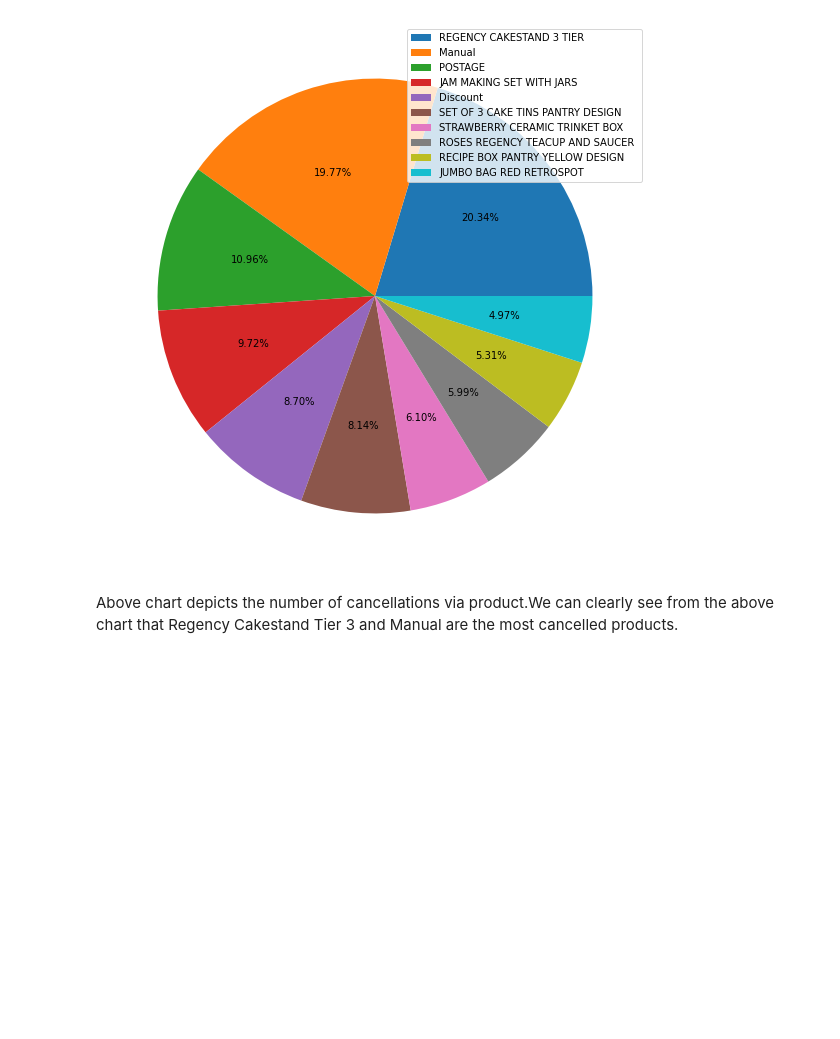
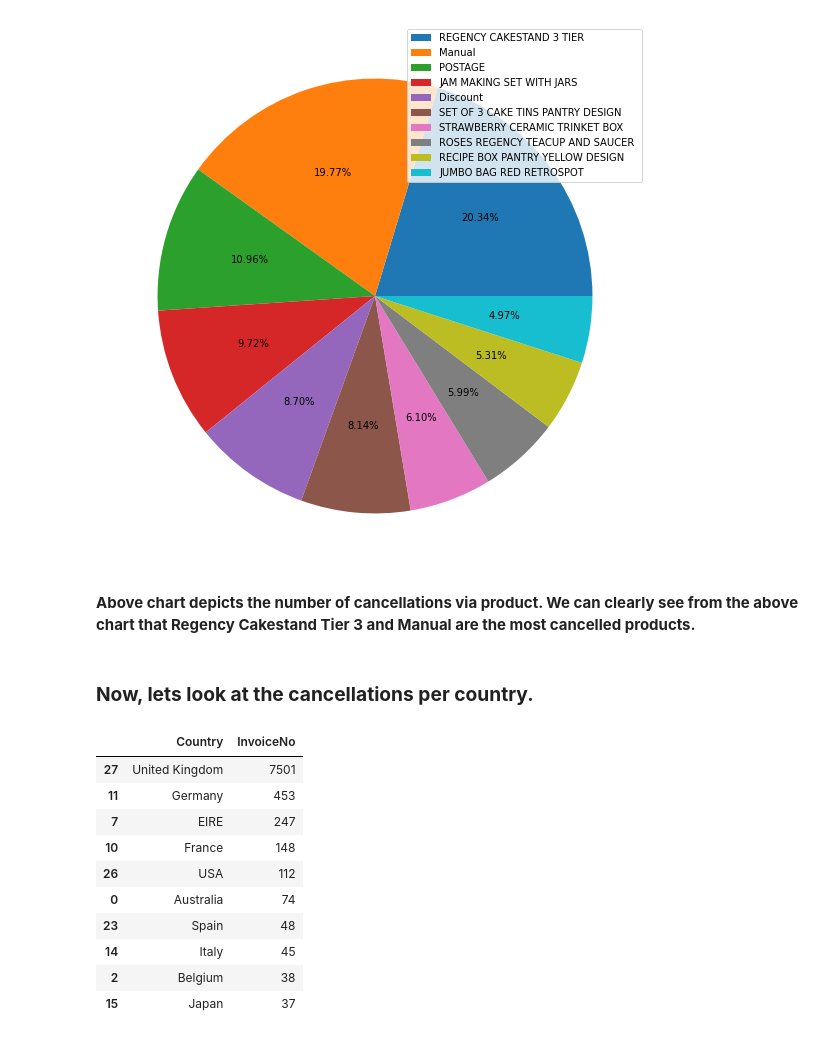
Before and after one commit to gopaljigupta45/Online_Retail_Customer_Segmentation, a Jupyter notebook: Online_Retail_Customer_Segmentation_Capstone_Project_GOPAL_JI_GUPTA_.ipynb, the cells around one changed output. Drawn from its saved outputs; the diff is of its cells as text; code cells hidden in the pictures; blank space fills up the shorter version.

```diff
--- a/Online_Retail_Customer_Segmentation_Capstone_Project_GOPAL_JI_GUPTA_.ipynb
+++ b/Online_Retail_Customer_Segmentation_Capstone_Project_GOPAL_JI_GUPTA_.ipynb
@@ -335,4 +337,23 @@ plt.title('Top 10 Products with most number of cancellations.')
 <matplotlib.legend.Legend at 0x...>
 [figure]
 # %% [markdown]
-Above chart depicts the number of cancellations via product.We can clearly see from the above chart that Regency Cakestand Tier 3 and Manual are the most cancelled products.
+**Above chart depicts the number of cancellations via product. We can clearly see from the above chart that Regency Cakestand Tier 3 and Manual are the most cancelled products.**
+# %% [markdown]
+### **Now, lets look at the cancellations per country.**
+# %%
+# We can use groupby on the country column and use count method to get cancellations per country.
+# also we can use sort values to rank the data in descending order and then apply head method to get top 10 values.
+country_cancel_df = cancellation_df.groupby('Country')['InvoiceNo'].count().reset_index().sort_values(by='InvoiceNo', ascending=False).head(10)
+country_cancel_df
+# %% [output]
+|  | Country | InvoiceNo |
+| 27 | United Kingdom | 7501 |
+| 11 | Germany | 453 |
+| 7 | EIRE | 247 |
+| 10 | France | 148 |
+| 26 | USA | 112 |
+| 0 | Australia | 74 |
+| 23 | Spain | 48 |
+| 14 | Italy | 45 |
+| 2 | Belgium | 38 |
+| 15 | Japan | 37 |
```
Also changed, not shown: parts of 4 cells of this notebook.
